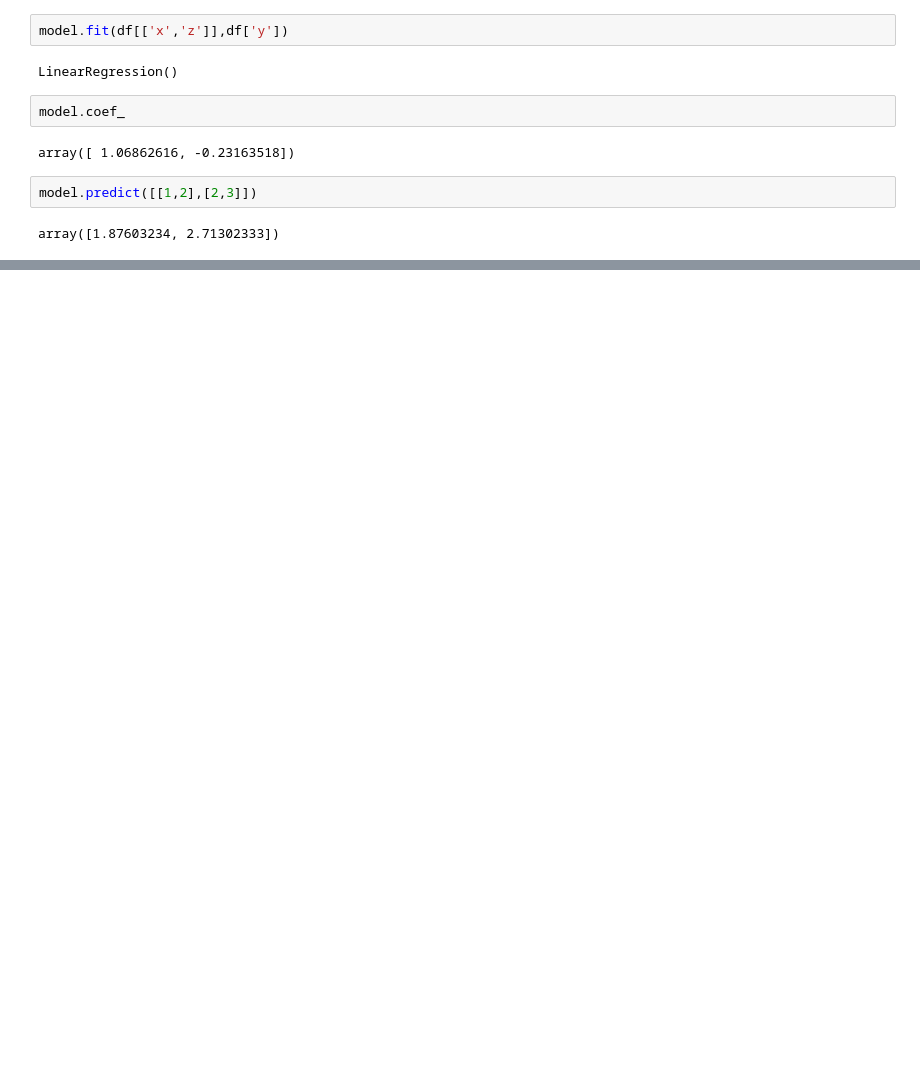
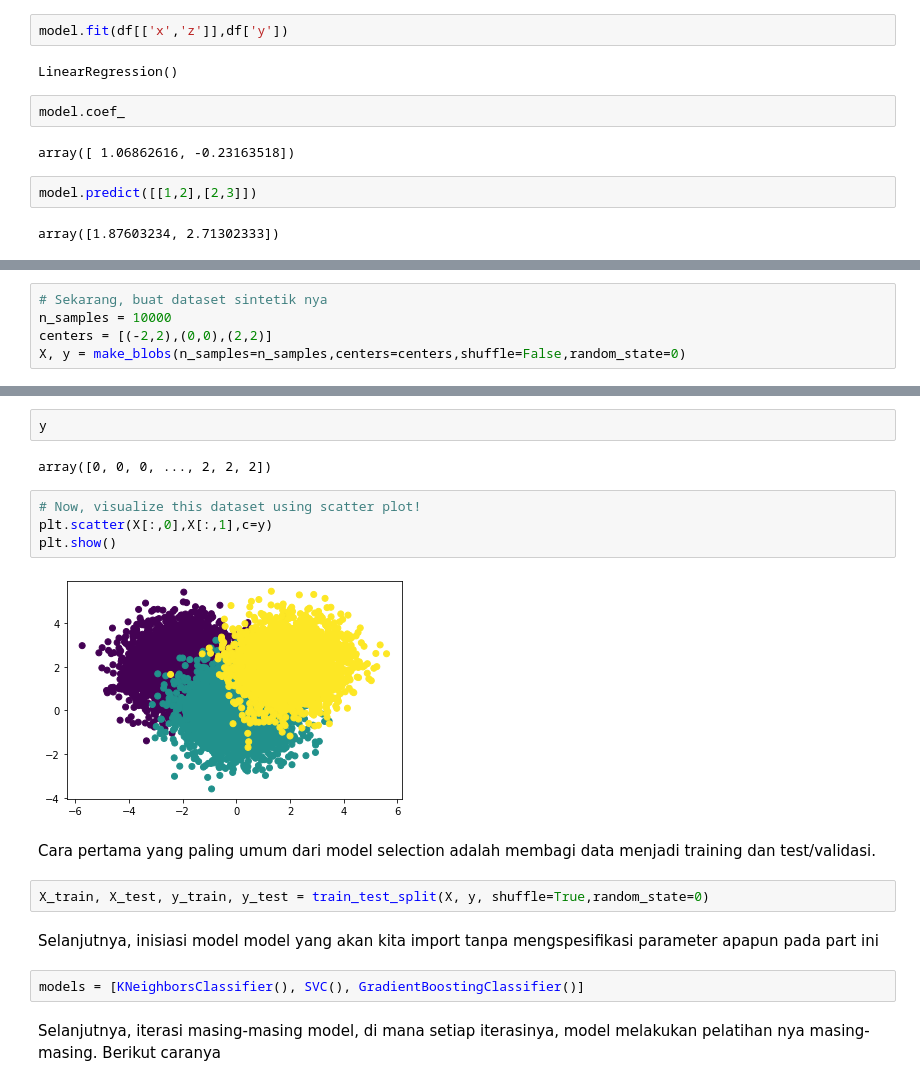
Before and after one commit to samyon7/Statistics-Python, a Jupyter notebook: Work_3/work_3-1.ipynb, the cells around one changed output, grey strips where cells are left out. Saved outputs shown, nothing was run; the diff lists cells and outputs as text; blank space fills up the shorter version.

```diff
--- a/Work_3/work_3-1.ipynb
+++ b/Work_3/work_3-1.ipynb
@@ -425,0 +440,5 @@ array([1.87603234, 2.71302333])
+# %%
+# Sekarang, buat dataset sintetik nya
+n_samples = 10000
+centers = [(-2,2),(0,0),(2,2)]
+X, y = make_blobs(n_samples=n_samples,centers=centers,shuffle=False,random_state=0)
@@ -425,0 +455,20 @@ array([1.87603234, 2.71302333])
+# %%
+y
+# %% [output]
+array([0, 0, 0, ..., 2, 2, 2])
+# %%
+# Now, visualize this dataset using scatter plot!
+plt.scatter(X[:,0],X[:,1],c=y)
+plt.show()
+# %% [output]
+[figure, added]
+# %% [markdown]
+Cara pertama yang paling umum dari model selection adalah membagi data menjadi training dan test/validasi.
+# %%
+X_train, X_test, y_train, y_test = train_test_split(X, y, shuffle=True,random_state=0)
+# %% [markdown]
+Selanjutnya, inisiasi model model yang akan kita import tanpa mengspesifikasi parameter apapun pada part ini
+# %%
+models = [KNeighborsClassifier(), SVC(), GradientBoostingClassifier()]
+# %% [markdown]
+Selanjutnya, iterasi masing-masing model, di mana setiap iterasinya, model melakukan pelatihan nya masing-masing. Berikut caranya
```
Also changed, not shown: parts of 44 cells of this notebook.
